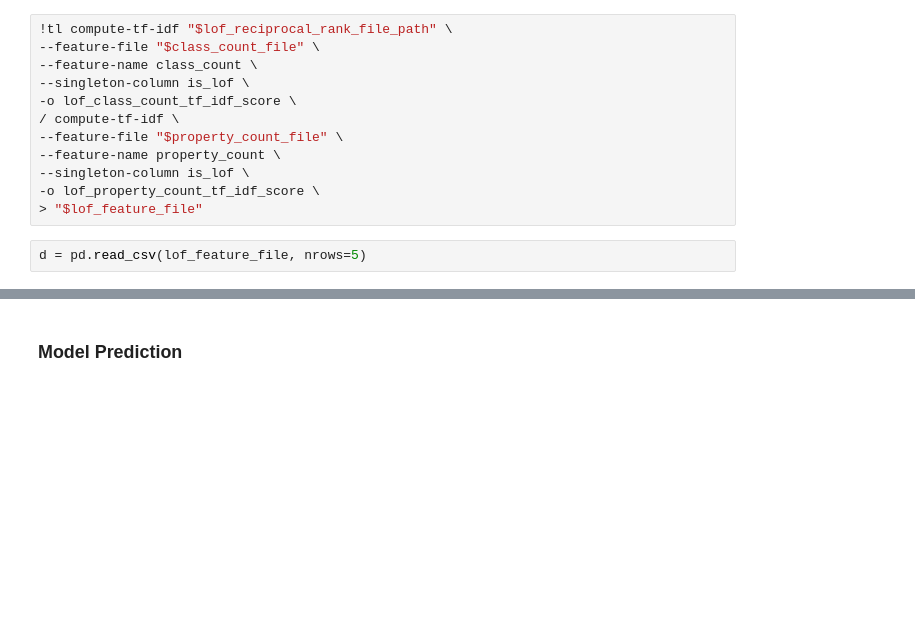
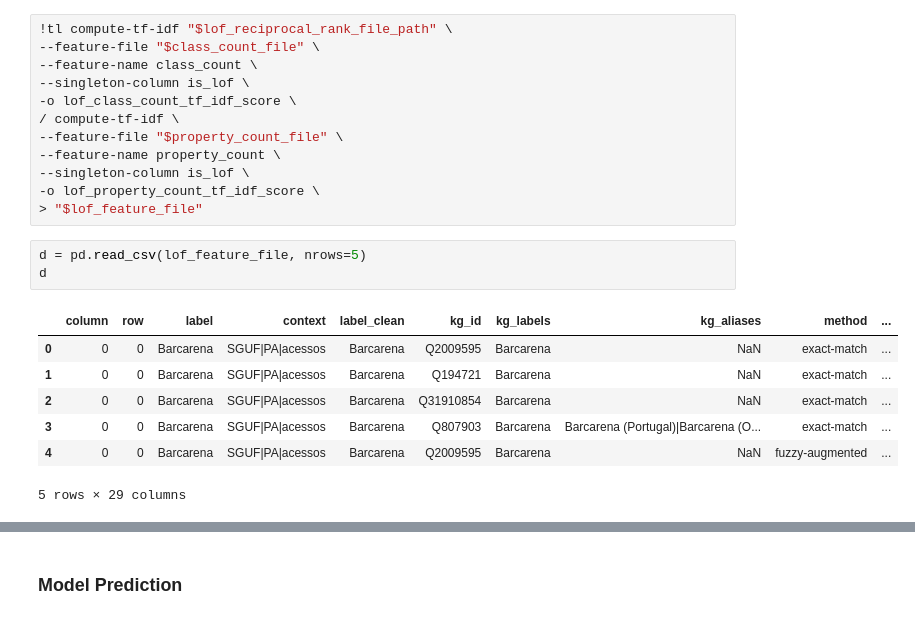
Before and after one commit to nicklein/table-linker-pipelines, a Jupyter notebook: table-linker-full-pipeline/lof-full-pipeline.ipynb, the cells around one changed output, grey strips where cells are left out. Cells and saved outputs as stored; diff of their text form; blank space fills up the shorter version.

```diff
--- a/table-linker-full-pipeline/lof-full-pipeline.ipynb
+++ b/table-linker-full-pipeline/lof-full-pipeline.ipynb
@@ -229,3 +225,12 @@ pd.read_csv(lof_reciprocal_rank_file_path, nrows=5)
 > "$lof_feature_file"
 # %%
 d = pd.read_csv(lof_feature_file, nrows=5)
+d
+# %% [output]
+|  | column | row | label | context | label_clean | kg_id | kg_labels | kg_aliases | method | ... |
+| 0 | 0 | 0 | Barcarena | SGUF|PA|acessos | Barcarena | Q2009595 | Barcarena | NaN | exact-match | ... |
+| 1 | 0 | 0 | Barcarena | SGUF|PA|acessos | Barcarena | Q194721 | Barcarena | NaN | exact-match | ... |
+| 2 | 0 | 0 | Barcarena | SGUF|PA|acessos | Barcarena | Q31910854 | Barcarena | NaN | exact-match | ... |
+| 3 | 0 | 0 | Barcarena | SGUF|PA|acessos | Barcarena | Q807903 | Barcarena | Barcarena (Portugal)|Barcarena (O... | exact-match | ... |
+| 4 | 0 | 0 | Barcarena | SGUF|PA|acessos | Barcarena | Q2009595 | Barcarena | NaN | fuzzy-augmented | ... |
+5 rows × 29 columns
```
Also changed, not shown: parts of 21 cells of this notebook.
